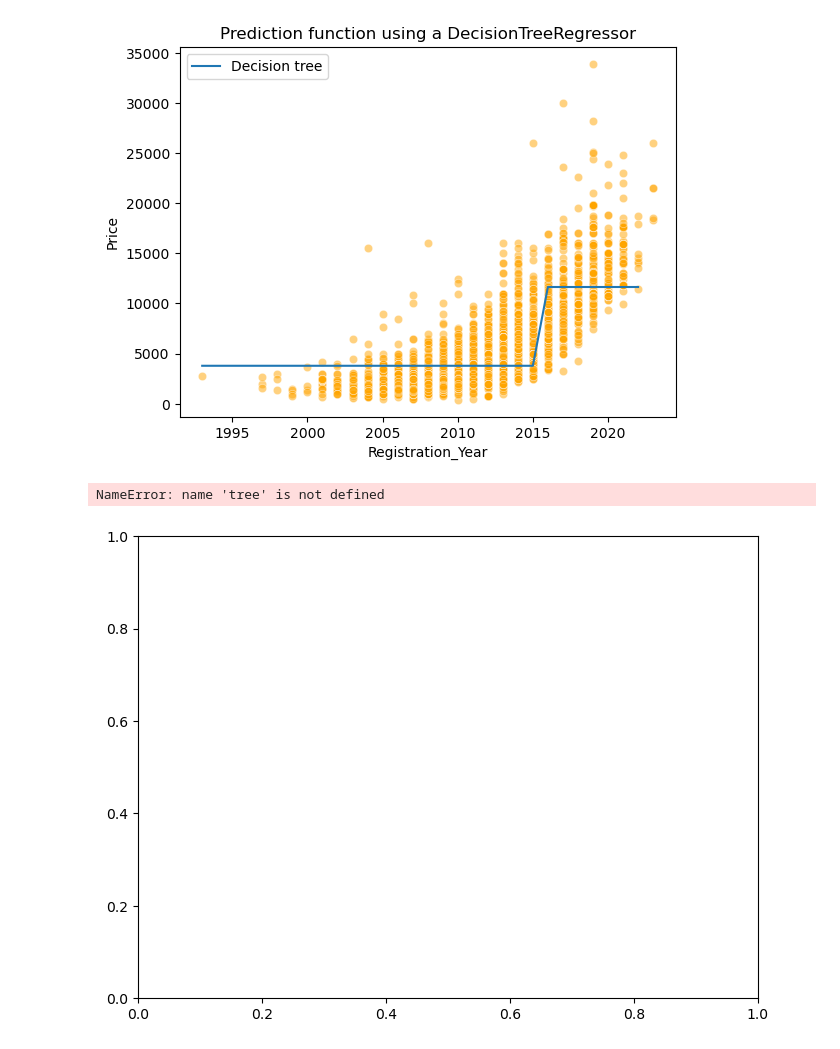
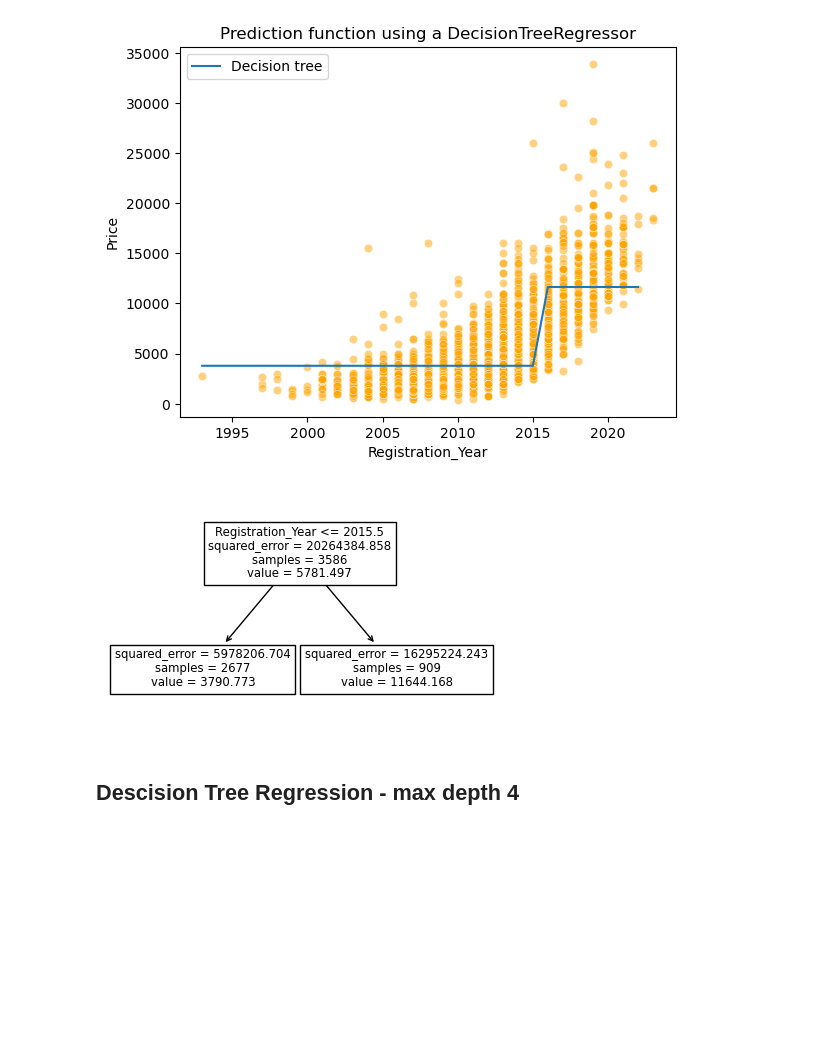
Before and after one commit to ManuJose1/AI-CA1-UsedCarPrices, a Jupyter notebook: CA1 Used Cars.ipynb, the cells around one changed output. Cells and saved outputs as stored; diff of their text form; code cells hidden in the pictures; blank space fills up the shorter version.

```diff
--- a/CA1 Used Cars.ipynb
+++ b/CA1 Used Cars.ipynb
@@ -369,9 +376,11 @@ _ = plt.title("Prediction function using a DecisionTreeRegressor")
 # %% [output]
 [figure]
 # %%
-_, ax = plt.subplots(figsize=(8, 6))
+#The above chart visualised branching into different paths
+_, ax = plt.subplots(figsize=(5, 3))
 _ = plot_tree(tree, feature_names=[feature_name], ax=ax)
 # %% [output]
-NameError: name 'tree' is not defined
-[figure, old version]
+[figure, new version]
+# %% [markdown]
+## Descision Tree Regression - max depth 4
 # %%
```
Also changed, not shown: parts of 9 cells of this notebook.
